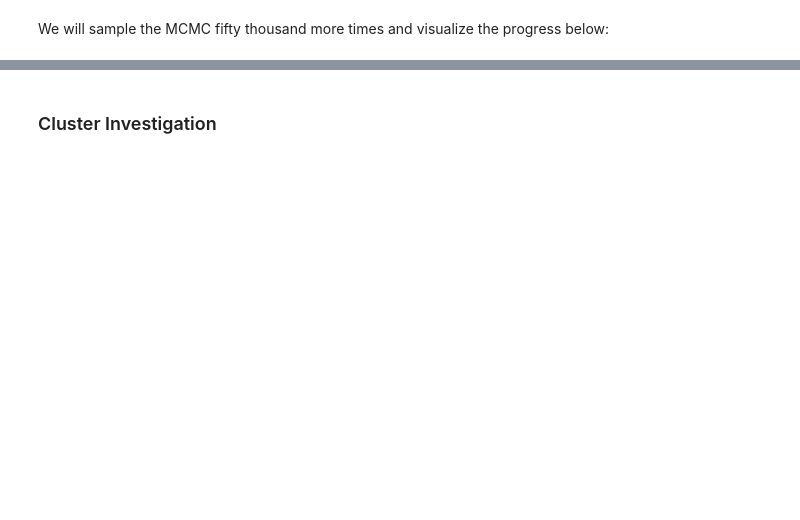
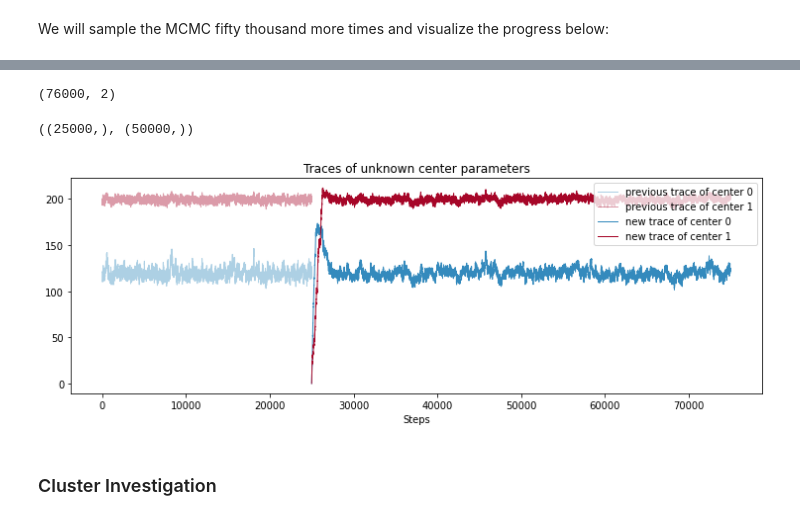
Before and after one commit to danhphan/bayesian-inferences, a Jupyter notebook: 13_bayesian_hacker_unsupervised_clustering.ipynb, the cells around one changed output, grey strips where cells are left out. Cells and saved outputs as stored; diff of their text form; code cells hidden in the pictures; blank space fills up the shorter version.

```diff
--- a/13_bayesian_hacker_unsupervised_clustering.ipynb
+++ b/13_bayesian_hacker_unsupervised_clustering.ipynb
@@ -119,5 +119,5 @@ plt.legend();
 We will sample the MCMC fifty thousand more times and visualize the progress below:
 # %%
 with model:
-    trace = pm.sample(50000, step=[step1, step2], trace=trace)
+    trace = pm.sample(50000, step=[step1, step2], trace=trace, chains=1)
 # %% [output]
@@ -132,22 +134,32 @@ CompoundStep
+# %%
+trace["centers"].shape
+# %% [output]
+(76000, 2)
+# %%
+prev_center_trace[:, 0].shape, x.shape
+# %% [output]
+((25000,), (50000,))
 # %%
 figsize(12.5, 4)
-center_trace = trace["centers"][25000:]
+center_trace = trace["centers"][25000:75000]
 prev_center_trace = trace["centers"][:25000]
 
 x = np.arange(25000)
 plt.plot(x, prev_center_trace[:, 0], label="previous trace of center 0",
      lw=lw, alpha=0.4, c=colors[1])
 plt.plot(x, prev_center_trace[:, 1], label="previous trace of center 1",
      lw=lw, alpha=0.4, c=colors[0])
 
 x = np.arange(25000, 75000)
 plt.plot(x, center_trace[:, 0], label="new trace of center 0", lw=lw, c="#348ABD")
 plt.plot(x, center_trace[:, 1], label="new trace of center 1", lw=lw, c="#A60628")
 
 plt.title("Traces of unknown center parameters")
 leg = plt.legend(loc="upper right")
 leg.get_frame().set_alpha(0.8)
 plt.xlabel("Steps");
+# %% [output]
+[figure, added]
 # %% [markdown]
 ### Cluster Investigation
 # %%
```
Also changed, not shown: parts of 9 cells of this notebook.
